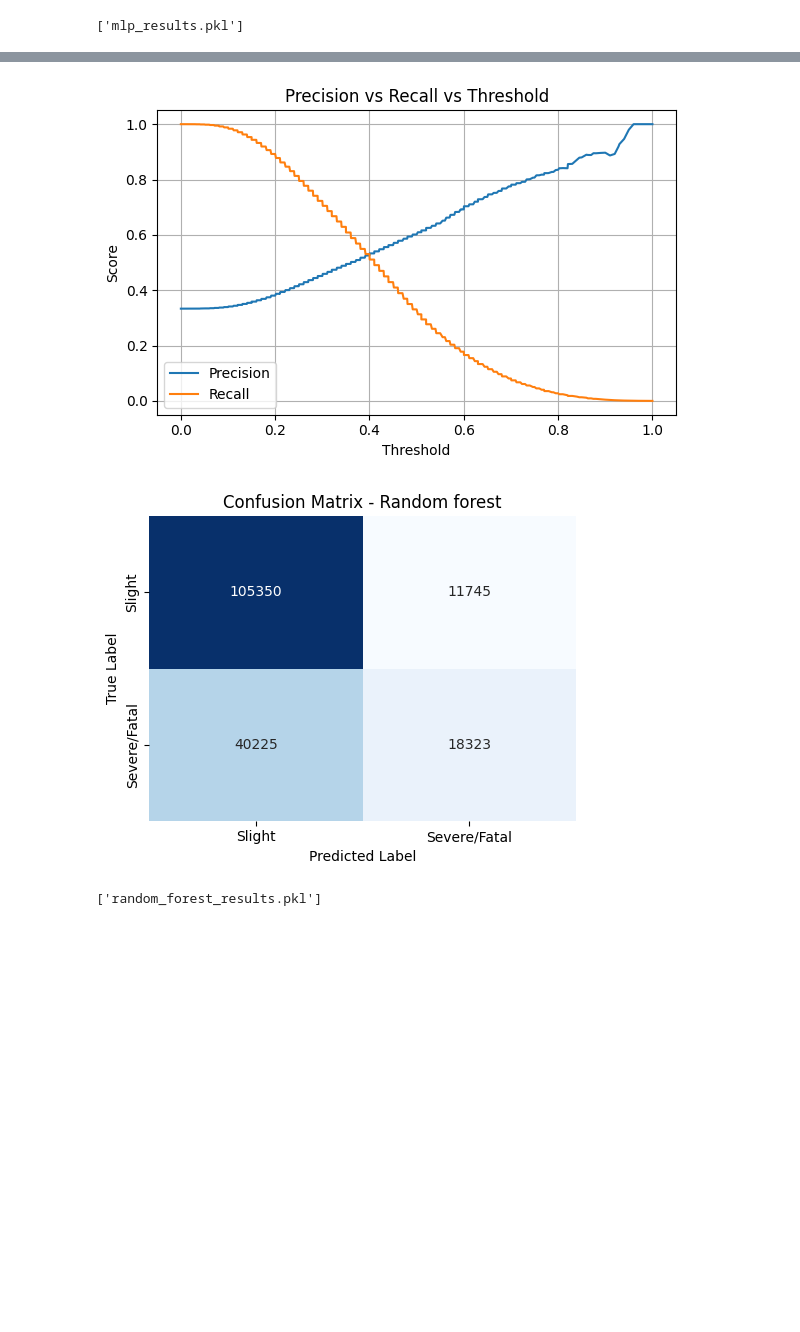
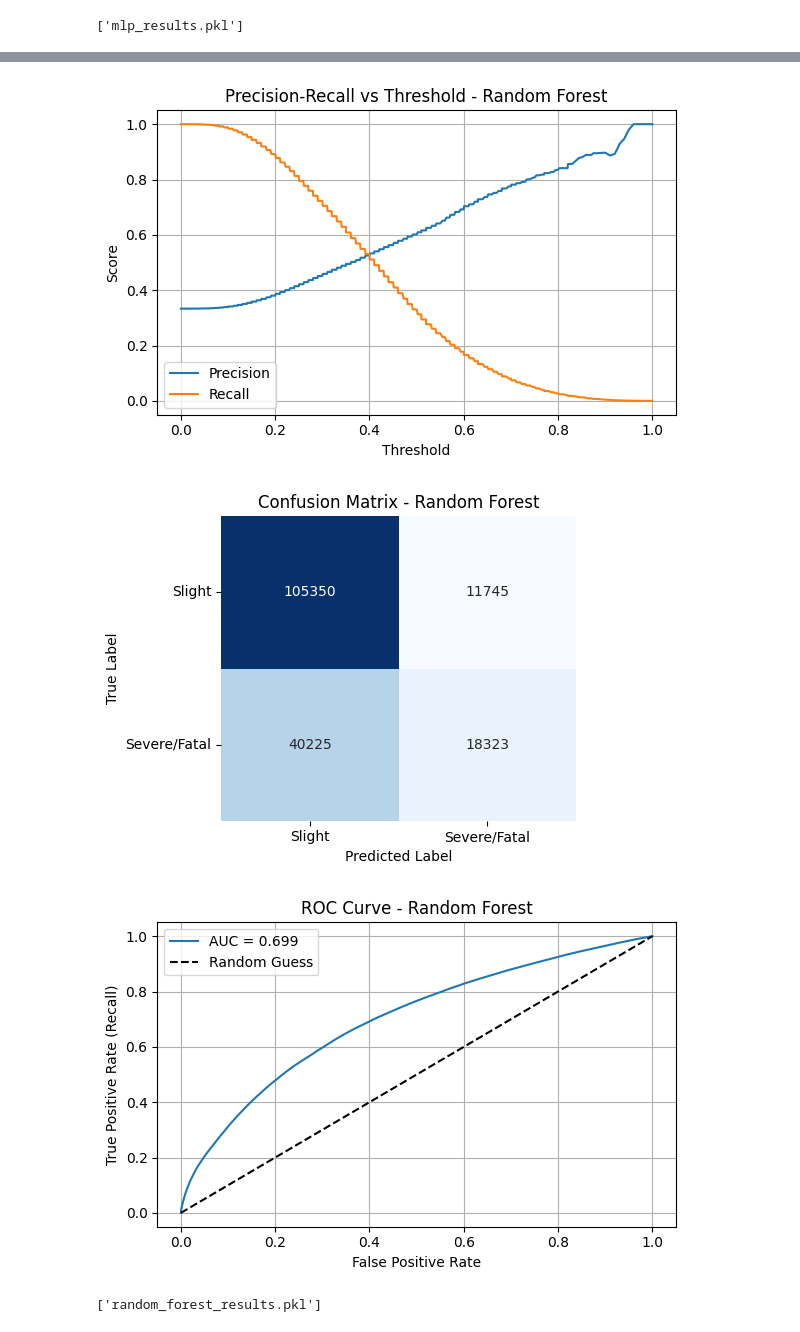
Before and after one commit to aishwarya-shekar-babu/Road-Accident-Prediction, a Jupyter notebook: Road_Accident_Prediction_finalmodels_with_app.ipynb, the cells around one changed output, grey strips where cells are left out. Drawn from its saved outputs; the diff is of its cells as text; code cells hidden in the pictures; blank space fills up the shorter version.

```diff
--- a/Road_Accident_Prediction_finalmodels_with_app.ipynb
+++ b/Road_Accident_Prediction_finalmodels_with_app.ipynb
@@ -1393,62 +1390,63 @@ WARNING:absl:You are saving your model as an HDF5 file via `model.save()` or `ke
 ['mlp_results.pkl']
 # %%
 from sklearn.ensemble import RandomForestClassifier
-from sklearn.metrics import (
-    classification_report, confusion_matrix,
-    roc_auc_score, precision_recall_curve
-)
+from sklearn.metrics import classification_report, confusion_matrix, roc_auc_score, precision_recall_curve, roc_curve
 import matplotlib.pyplot as plt
+import seaborn as sns
 
-# Basic Random Forest
-rf = RandomForestClassifier(
+# Train Random Forest
+rf_model = RandomForestClassifier(
     n_estimators=100,
     random_state=42,
     n_jobs=-1
 )
-rf.fit(X_train, y_train)
+rf_model.fit(X_train, y_train)
 
 # Predictions
-y_pred = rf.predict(X_test)
-y_proba = rf.predict_proba(X_test)[:, 1]
+y_pred_rf = rf_model.predict(X_test)
+y_proba_rf = rf_model.predict_proba(X_test)[:, 1]
 
 # Evaluation
-print(" Random Forest Classification Report:")
-print(classification_report(y_test, y_pred))
-print(" Confusion Matrix:\n", confusion_matrix(y_test, y_pred))
-print(" ROC AUC Score:", roc_auc_score(y_test, y_proba))
+print("\nRandom Forest Classification Report:")
+print(classification_report(y_test, y_pred_rf))
+print("Confusion Matrix:\n", confusion_matrix(y_test, y_pred_rf))
+print("ROC AUC Score:", roc_auc_score(y_test, y_proba_rf))
 
-# Plot Precision-Recall Curve
-precision, recall, thresholds = precision_recall_curve(y_test, y_proba)
+# Precision-Recall Curve
+precision, recall, thresholds = precision_recall_curve(y_test, y_proba_rf)
 plt.figure(figsize=(6, 4))
 plt.plot(thresholds, precision[:-1], label='Precision')
 plt.plot(thresholds, recall[:-1], label='Recall')
-plt.xlabel("Threshold")
-plt.ylabel("Score")
-plt.title("Precision vs Recall vs Threshold")
+plt.xlabel('Threshold')
+plt.ylabel('Score')
+plt.title('Precision-Recall vs Threshold - Random Forest')
 plt.legend()
 plt.grid(True)
 plt.tight_layout()
 plt.show()
 
-import seaborn as sns
-import matplotlib.pyplot as plt
-from sklearn.metrics import confusion_matrix
-
-# Compute the confusion matrix
-cm = confusion_matrix(y_test, y_pred)
-
-# Create the heatmap
+# Confusion Matrix Heatmap
+cm_rf = confusion_matrix(y_test, y_pred_rf)
 plt.figure(figsize=(5, 4))
-ax = sns.heatmap(cm, annot=True, fmt='d', cmap='Blues', cbar=False)
-
-# Fix tick labels explicitly using set
-ax.set_xticklabels(['Slight', 'Severe/Fatal'])
-ax.set_yticklabels(['Slight', 'Severe/Fatal'])
-
-# Add labels and title
+sns.heatmap(cm_rf, annot=True, fmt='d', cmap='Blues', cbar=False)
+plt.xticks([0.5, 1.5], ['Slight', 'Severe/Fatal'])
+plt.yticks([0.5, 1.5], ['Slight', 'Severe/Fatal'], rotation=0)
 plt.xlabel('Predicted Label')
 plt.ylabel('True Label')
-plt.title('Confusion Matrix - Random forest')
+plt.title('Confusion Matrix - Random Forest')
 plt.tight_layout()
 plt.show()
+
+# ROC Curve
+fpr, tpr, _ = roc_curve(y_test, y_proba_rf)
+plt.figure(figsize=(6, 4))
+plt.plot(fpr, tpr, label=f'AUC = {roc_auc_score(y_test, y_proba_rf):.3f}')
+plt.plot([0, 1], [0, 1], 'k--', label='Random Guess')
+plt.xlabel('False Positive Rate')
+plt.ylabel('True Positive Rate (Recall)')
+plt.title('ROC Curve - Random Forest')
+plt.legend()
+plt.grid(True)
+plt.tight_layout()
+plt.show()
 # %% [output]
@@ -1469,3 +1467,4 @@ weighted avg       0.69      0.70      0.67    175643
-[figure, old version]
+[figure, new version]
-[figure, old version]
+[figure, new version]
+[figure, added]
 # %%
```
Also changed, not shown: parts of 12 cells of this notebook.
